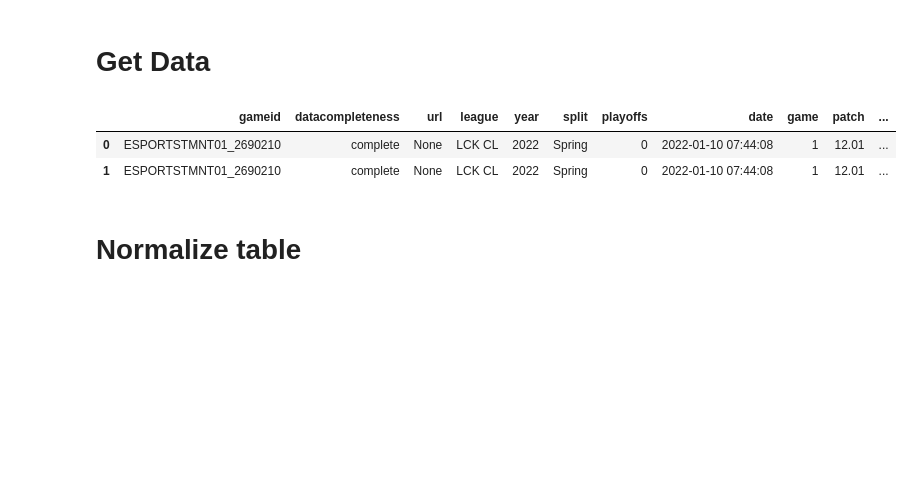
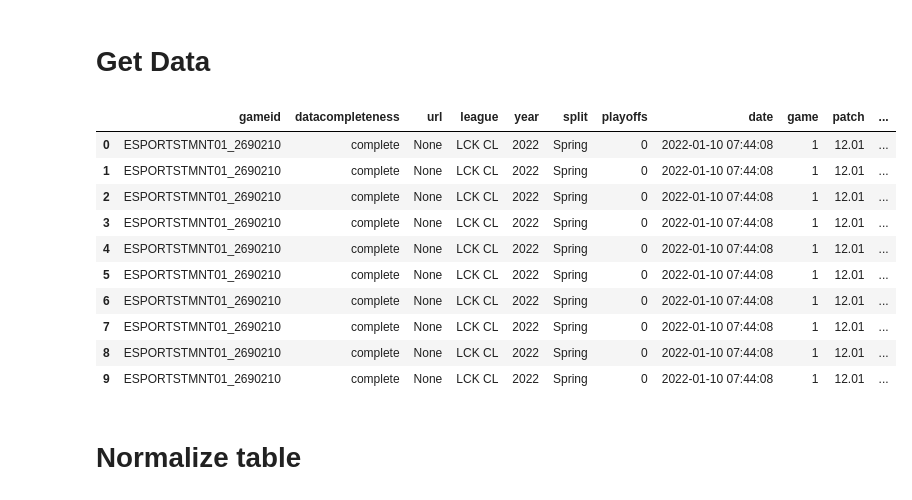
Before and after one commit to Pedro-A-D-S/Matches, a Jupyter notebook: data-prep/data_normalization_test.ipynb, the cells around one changed output. Saved outputs shown, nothing was run; the diff lists cells and outputs as text; code cells hidden in the pictures; blank space fills up the shorter version.

```diff
--- a/data-prep/data_normalization_test.ipynb
+++ b/data-prep/data_normalization_test.ipynb
@@ -14,11 +14,19 @@ pd.set_option('display.width', 1000)
 # %%
 df_original = pd.read_parquet('../data/bronze/parquet-data/2022_LoL_esports_match_data_from_OraclesElixir.parquet')
 # %%
-df_original.head(2)
+df_original.head(10)
 # %% [output]
 |  | gameid | datacompleteness | url | league | year | split | playoffs | date | game | patch | ... |
 | 0 | ESPORTSTMNT01_2690210 | complete | None | LCK CL | 2022 | Spring | 0 | 2022-01-10 07:44:08 | 1 | 12.01 | ... |
 | 1 | ESPORTSTMNT01_2690210 | complete | None | LCK CL | 2022 | Spring | 0 | 2022-01-10 07:44:08 | 1 | 12.01 | ... |
+| 2 | ESPORTSTMNT01_2690210 | complete | None | LCK CL | 2022 | Spring | 0 | 2022-01-10 07:44:08 | 1 | 12.01 | ... |
+| 3 | ESPORTSTMNT01_2690210 | complete | None | LCK CL | 2022 | Spring | 0 | 2022-01-10 07:44:08 | 1 | 12.01 | ... |
+| 4 | ESPORTSTMNT01_2690210 | complete | None | LCK CL | 2022 | Spring | 0 | 2022-01-10 07:44:08 | 1 | 12.01 | ... |
+| 5 | ESPORTSTMNT01_2690210 | complete | None | LCK CL | 2022 | Spring | 0 | 2022-01-10 07:44:08 | 1 | 12.01 | ... |
+| 6 | ESPORTSTMNT01_2690210 | complete | None | LCK CL | 2022 | Spring | 0 | 2022-01-10 07:44:08 | 1 | 12.01 | ... |
+| 7 | ESPORTSTMNT01_2690210 | complete | None | LCK CL | 2022 | Spring | 0 | 2022-01-10 07:44:08 | 1 | 12.01 | ... |
+| 8 | ESPORTSTMNT01_2690210 | complete | None | LCK CL | 2022 | Spring | 0 | 2022-01-10 07:44:08 | 1 | 12.01 | ... |
+| 9 | ESPORTSTMNT01_2690210 | complete | None | LCK CL | 2022 | Spring | 0 | 2022-01-10 07:44:08 | 1 | 12.01 | ... |
 # %% [markdown]
 # Normalize table
 # %% [markdown]
```
Also changed, not shown: 4 other files.
